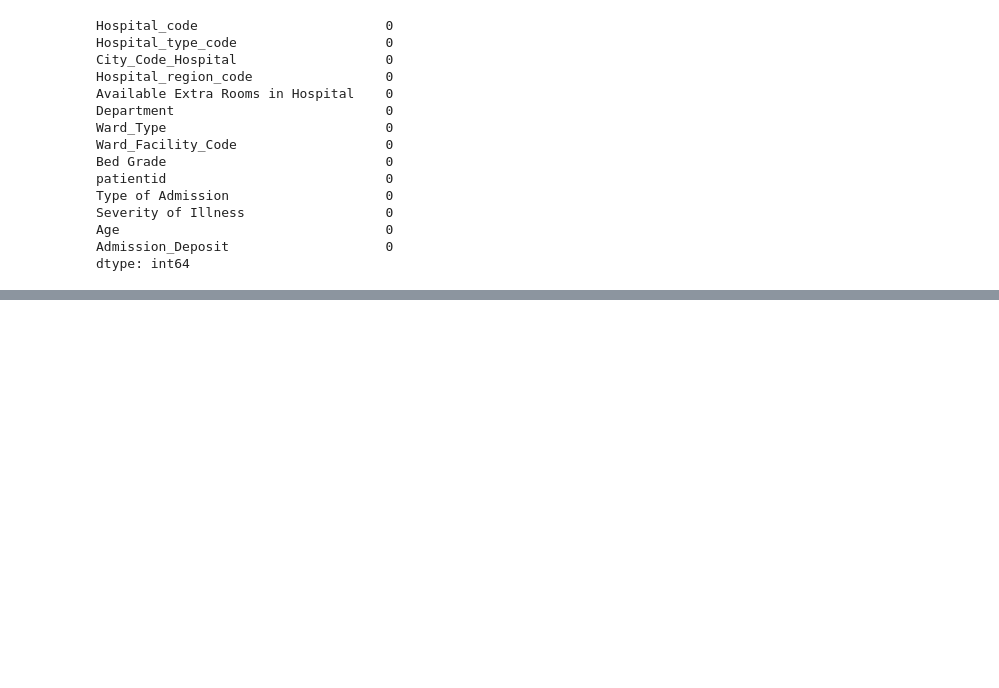
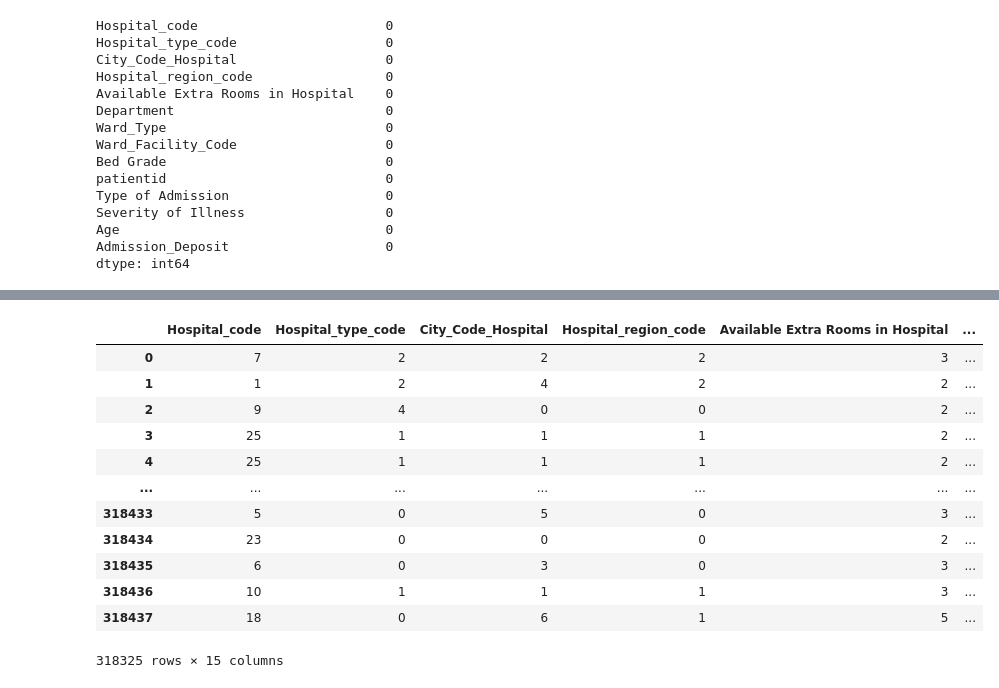
Before and after one commit to Geralberrio/Proyecto_Analitica, a Jupyter notebook: Hospitalizacion_clasificacion_RF_GB.ipynb, the cells around one changed output, grey strips where cells are left out. Drawn from its saved outputs; the diff is of its cells as text; code cells hidden in the pictures; blank space fills up the shorter version.

```diff
--- a/Hospitalizacion_clasificacion_RF_GB.ipynb
+++ b/Hospitalizacion_clasificacion_RF_GB.ipynb
@@ -184,6 +178,0 @@ for col in columnas:
-# %%
-#Se aplica también el one-hot enconding para las columnas de Departamento del hospital, tipo de admisión y severidad de la enfermedad del conjunto test,
-# para que al hacer la validación no haya problemas
-columnas_test = ['Department', 'Type of Admission','Severity of Illness']
-for col in columnas_test:
-  data_test = pd.concat([data_test.drop(columns=col), pd.get_dummies(data_test[col])], axis=1)
@@ -201,0 +206,16 @@ for col in columnas:
+# %%
+data_train
+# %% [output]
+|  | Hospital_code | Hospital_type_code | City_Code_Hospital | Hospital_region_code | Available Extra Rooms in Hospital | ... |
+| 0 | 7 | 2 | 2 | 2 | 3 | ... |
+| 1 | 1 | 2 | 4 | 2 | 2 | ... |
+| 2 | 9 | 4 | 0 | 0 | 2 | ... |
+| 3 | 25 | 1 | 1 | 1 | 2 | ... |
+| 4 | 25 | 1 | 1 | 1 | 2 | ... |
+| ... | ... | ... | ... | ... | ... | ... |
+| 318433 | 5 | 0 | 5 | 0 | 3 | ... |
+| 318434 | 23 | 0 | 0 | 0 | 2 | ... |
+| 318435 | 6 | 0 | 3 | 0 | 3 | ... |
+| 318436 | 10 | 1 | 1 | 1 | 3 | ... |
+| 318437 | 18 | 0 | 6 | 1 | 5 | ... |
+318325 rows × 15 columns
```
Also changed, not shown: parts of 14 cells of this notebook.
